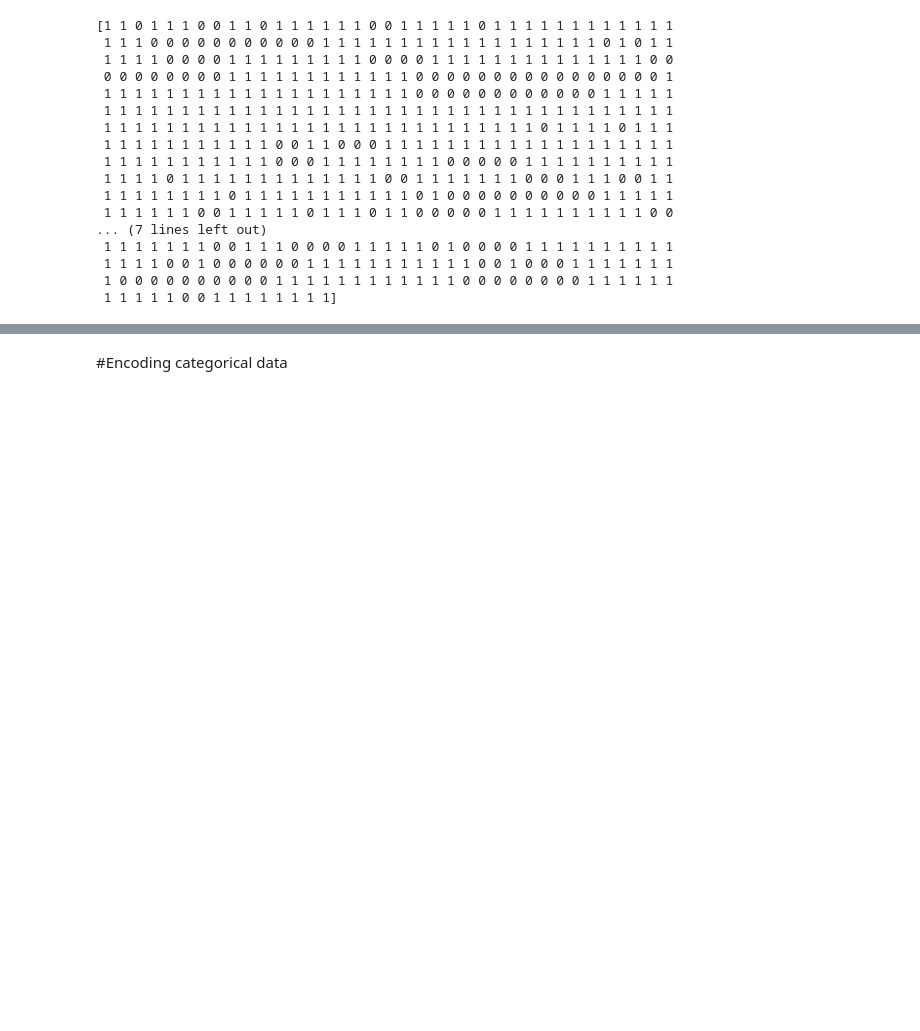
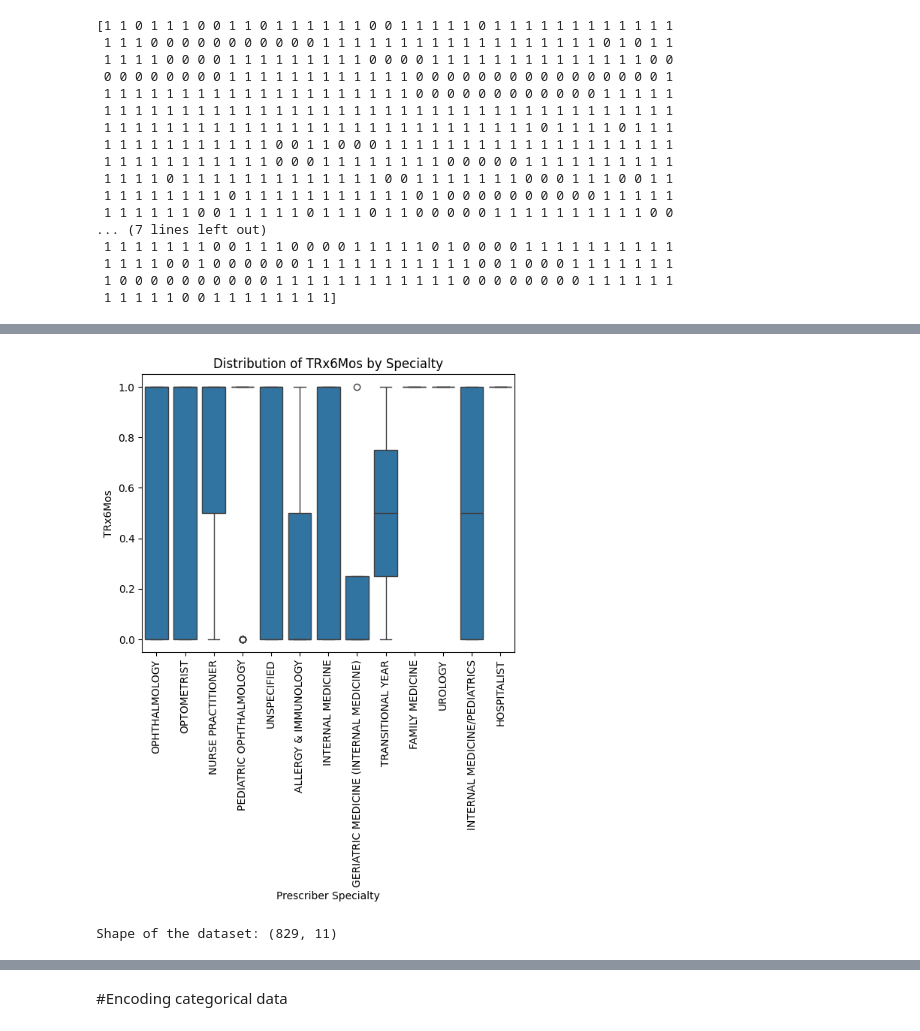
Before and after one commit to JPeebles-DataScientist/Capstone, a Jupyter notebook: PeeblesJ_Propensity_Final.ipynb, the cells around one changed output, grey strips where cells are left out. Drawn from its saved outputs; the diff is of its cells as text; code cells hidden in the pictures; blank space fills up the shorter version.

```diff
--- a/PeeblesJ_Propensity_Final.ipynb
+++ b/PeeblesJ_Propensity_Final.ipynb
@@ -49,0 +77,12 @@ print(y)
+# %%
+sns.boxplot(x='Prescriber Specialty', y='TRx6Mos', data=dataset)
+plt.title('Distribution of TRx6Mos by Specialty')
+plt.xticks(rotation=90)
+plt.show()
+# %% [output]
+[figure, added]
+# %%
+# Shape of the dataset
+print("Shape of the dataset:", dataset.shape)
+# %% [output]
+Shape of the dataset: (829, 11)
```
Also changed, not shown: parts of 13 cells of this notebook.
